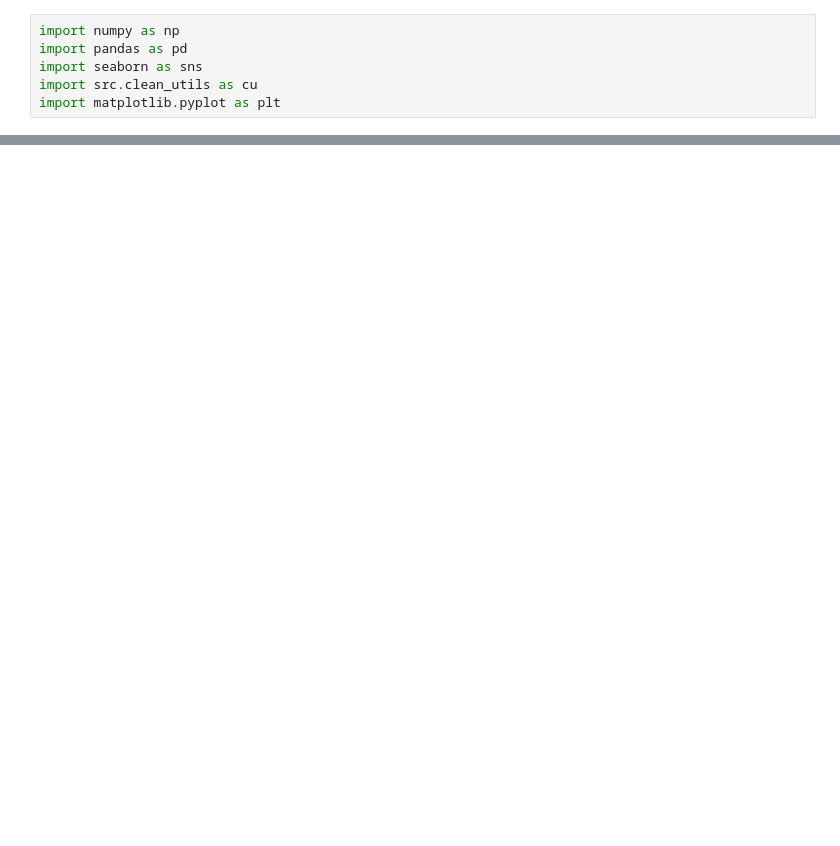
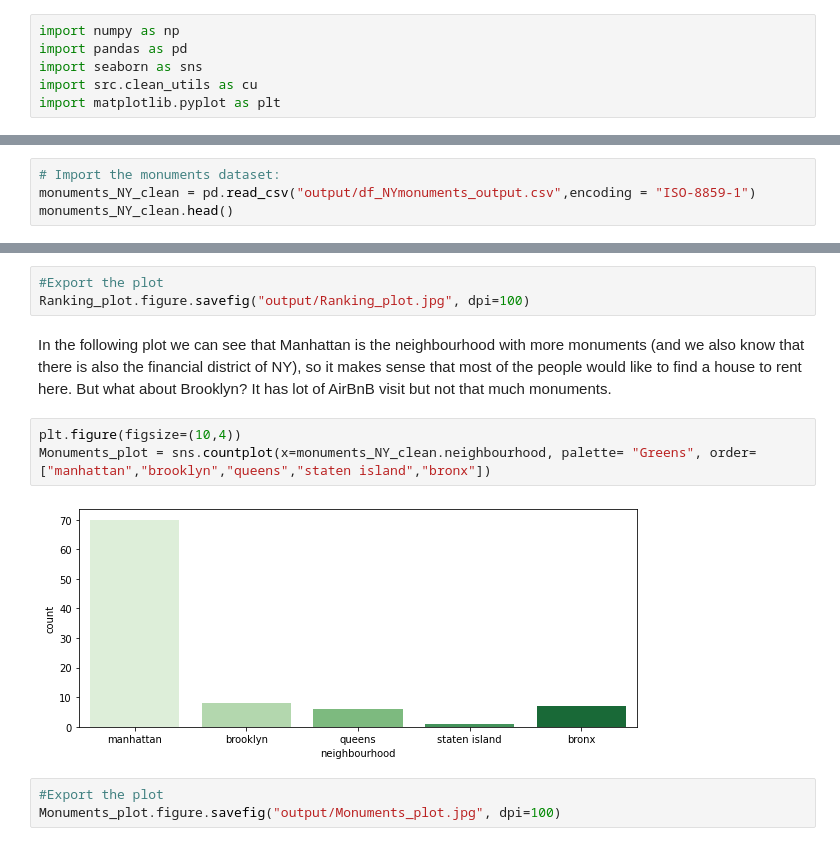
Before and after one commit to Marina-Diez/Kaggle-Api-Project-MarinaD, a Jupyter notebook: Visualization.ipynb, the cells around one changed output, grey strips where cells are left out. Drawn from its saved outputs; the diff is of its cells as text; blank space fills up the shorter version.

```diff
--- a/Visualization.ipynb
+++ b/Visualization.ipynb
@@ -16,3 +17,7 @@ Abb_NY_clean.head()
 | 2 | Brooklyn | Clinton Hill | Entire home/apt | 89 | 1 | 270 | 2019.0 |
 | 3 | Manhattan | East Harlem | Entire home/apt | 80 | 10 | 9 | 2018.0 |
 | 4 | Manhattan | Murray Hill | Entire home/apt | 200 | 3 | 74 | 2019.0 |
+# %%
+# Import the monuments dataset:
+monuments_NY_clean = pd.read_csv("output/df_NYmonuments_output.csv",encoding = "ISO-8859-1")
+monuments_NY_clean.head()
@@ -24 +40,14 @@ TOP3_plot = sns.countplot(x=Abb_NY_clean.neighbourhood_group, palette= "GnBu")
+# %%
+#Export the plot
+Ranking_plot.figure.savefig("output/Ranking_plot.jpg", dpi=100)
+# %% [markdown]
+In the following plot we can see that Manhattan is the neighbourhood with more monuments (and we also know that there is also the financial district of NY), so it makes sense that most of the people would like to find a house to rent here. But what about Brooklyn? It has lot of AirBnB visit but not that much monuments.
+# %%
+plt.figure(figsize=(10,4))
+Monuments_plot = sns.countplot(x=monuments_NY_clean.neighbourhood, palette= "Greens", order=["manhattan","brooklyn","queens","staten island","bronx"])
+# %% [output]
+[figure, added]
+# %%
+#Export the plot
+Monuments_plot.figure.savefig("output/Monuments_plot.jpg", dpi=100)
 # %%
```
Also changed, not shown: parts of 15 cells of this notebook, 7 other files.
